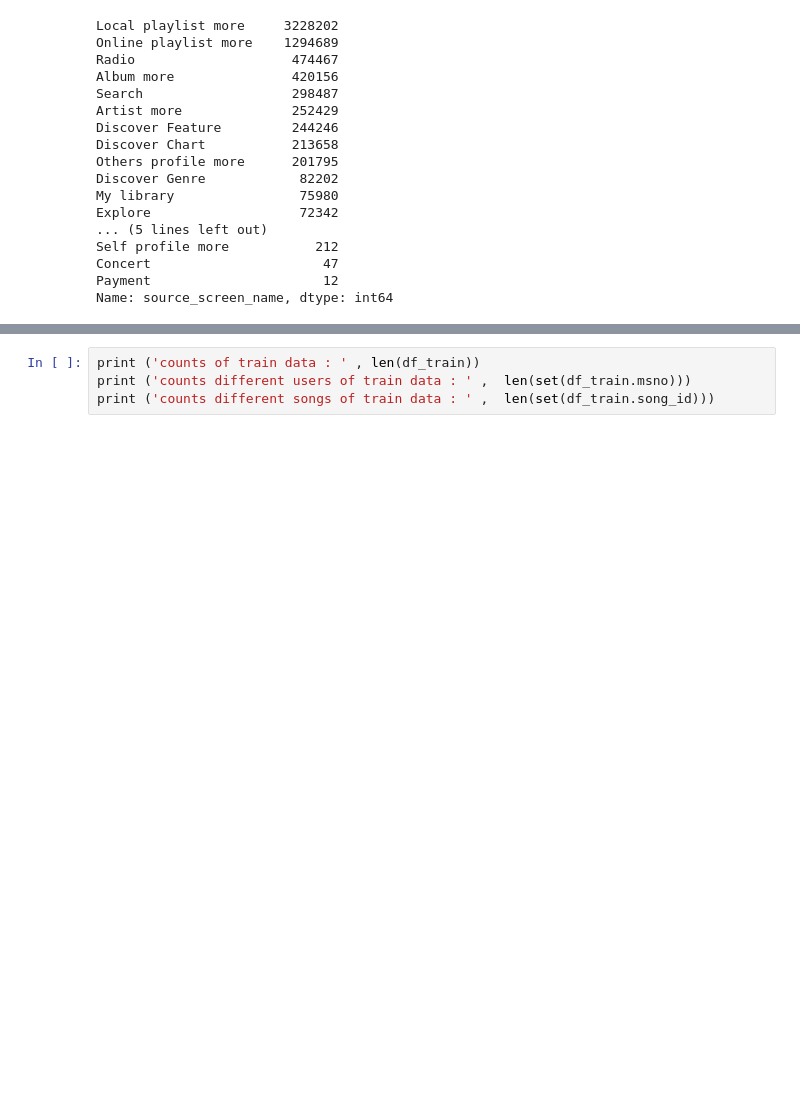
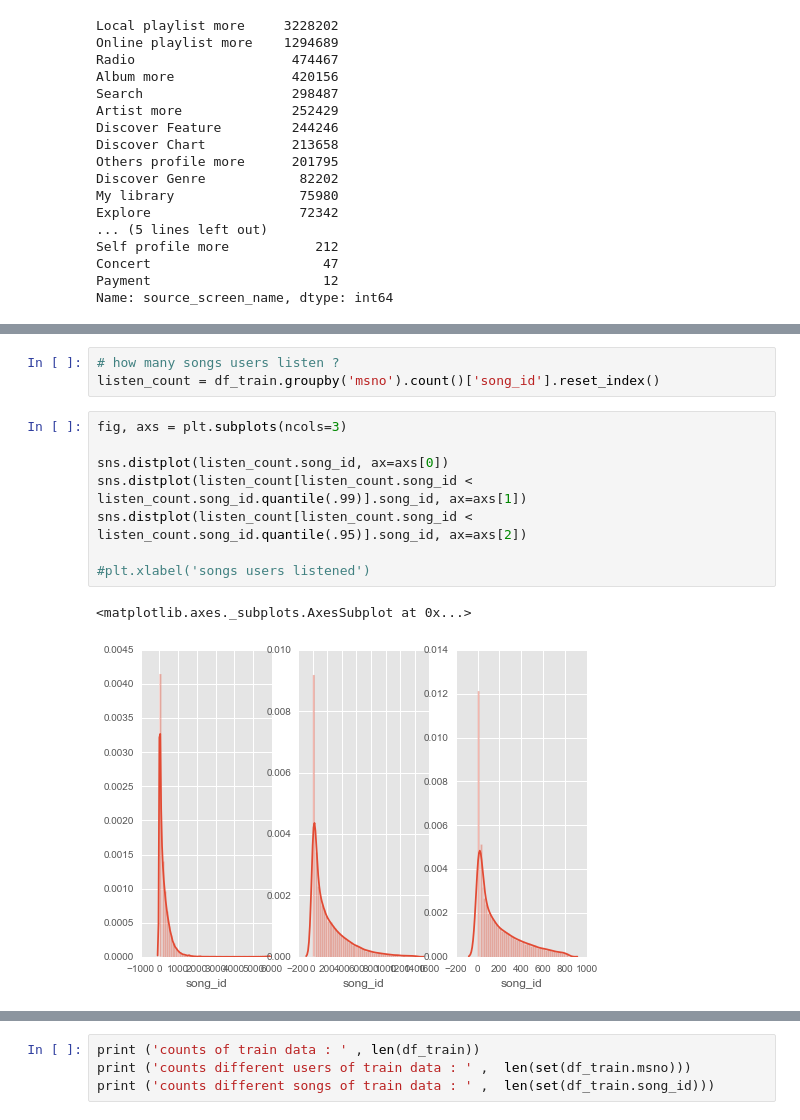
Before and after one commit to yennanliu/KKBox_Music_Recommendation, a Jupyter notebook: notebook/KKBox_Recommend_EDA.ipynb, the cells around one changed output, grey strips where cells are left out. Saved outputs shown, nothing was run; the diff lists cells and outputs as text; blank space fills up the shorter version.

Commit message:
add further analysis for train data

```diff
--- a/notebook/KKBox_Recommend_EDA.ipynb
+++ b/notebook/KKBox_Recommend_EDA.ipynb
@@ -466,3 +466,17 @@ df_train.head(3)
 | 0 | FGtllVqz18RPiwJj/edr2gV78zirAiY/9... | BBzumQNXUHKdEBOB7mAJuzok+IJA1c2Ry... | explore | Explore | online-playlist | 1 |
 | 1 | Xumu+NIjS6QYVxDS4/t3SawvJ7viT9hPK... | bhp/MpSNoqoxOIB+/l8WPqu6jldth4DIp... | my library | Local playlist more | local-playlist | 1 |
 | 2 | Xumu+NIjS6QYVxDS4/t3SawvJ7viT9hPK... | JNWfrrC7zNN7BdMpsISKa4Mw+xVJYNnxX... | my library | Local playlist more | local-playlist | 1 |
+# %%
+# how many songs users listen ?
+listen_count = df_train.groupby('msno').count()['song_id'].reset_index()
+# %%
+fig, axs = plt.subplots(ncols=3)
+
+sns.distplot(listen_count.song_id, ax=axs[0])
+sns.distplot(listen_count[listen_count.song_id < listen_count.song_id.quantile(.99)].song_id, ax=axs[1])
+sns.distplot(listen_count[listen_count.song_id < listen_count.song_id.quantile(.95)].song_id, ax=axs[2])
+
+#plt.xlabel('songs users listened')
+# %% [output]
+<matplotlib.axes._subplots.AxesSubplot at 0x...>
+[figure, added]
```
Also changed, not shown: parts of 10 cells of this notebook.
